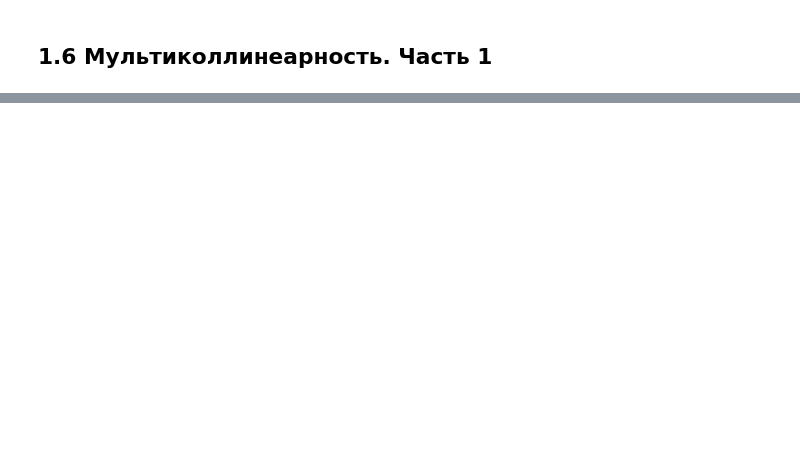
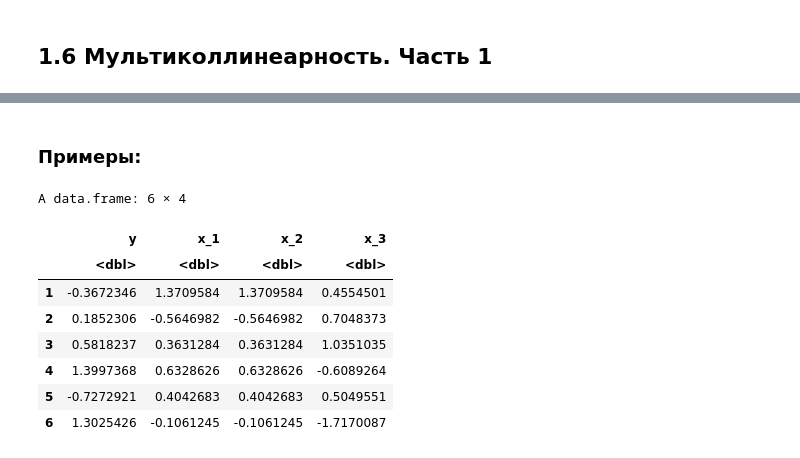
Before and after one commit to LiquidVac/My_study, a Jupyter notebook: STEPIK. Основы статистики ч.3/Лекция 1. Подробнее о линейной регрессии.ipynb, the cells around one changed output, grey strips where cells are left out. Saved outputs shown, nothing was run; the diff lists cells and outputs as text; code cells hidden in the pictures; blank space fills up the shorter version.

```diff
--- a/STEPIK. Основы статистики ч.3/Лекция 1. Подробнее о линейной регрессии.ipynb
+++ b/STEPIK. Основы статистики ч.3/Лекция 1. Подробнее о линейной регрессии.ipynb
@@ -330,0 +348,24 @@ F-statistic:  8178 on 1 and 498 DF,  p-value: < 2.2e-16
+# %% [markdown]
+### Примеры:
+# %%
+library(dplyr)
+set.seed(42)
+
+x1 = rnorm(30)
+x3 = rnorm(30)
+
+d <- data.frame(y = rnorm(30),
+                x_1 = x1,
+                x_2 = x1,
+                x_3 = x3)
+head(d)
+# %% [output]
+A data.frame: 6 × 4
+|  | y | x_1 | x_2 | x_3 |
+|  | <dbl> | <dbl> | <dbl> | <dbl> |
+| 1 | -0.3672346 | 1.3709584 | 1.3709584 | 0.4554501 |
+| 2 | 0.1852306 | -0.5646982 | -0.5646982 | 0.7048373 |
+| 3 | 0.5818237 | 0.3631284 | 0.3631284 | 1.0351035 |
+| 4 | 1.3997368 | 0.6328626 | 0.6328626 | -0.6089264 |
+| 5 | -0.7272921 | 0.4042683 | 0.4042683 | 0.5049551 |
+| 6 | 1.3025426 | -0.1061245 | -0.1061245 | -1.7170087 |
```
Also changed, not shown: parts of 28 cells of this notebook.
